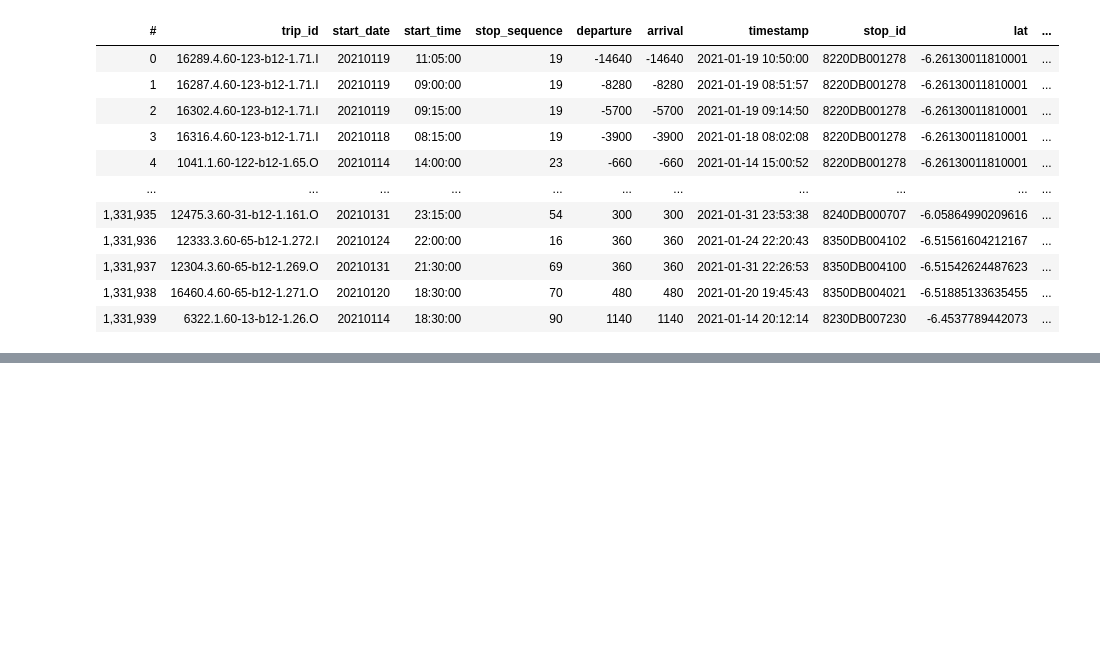
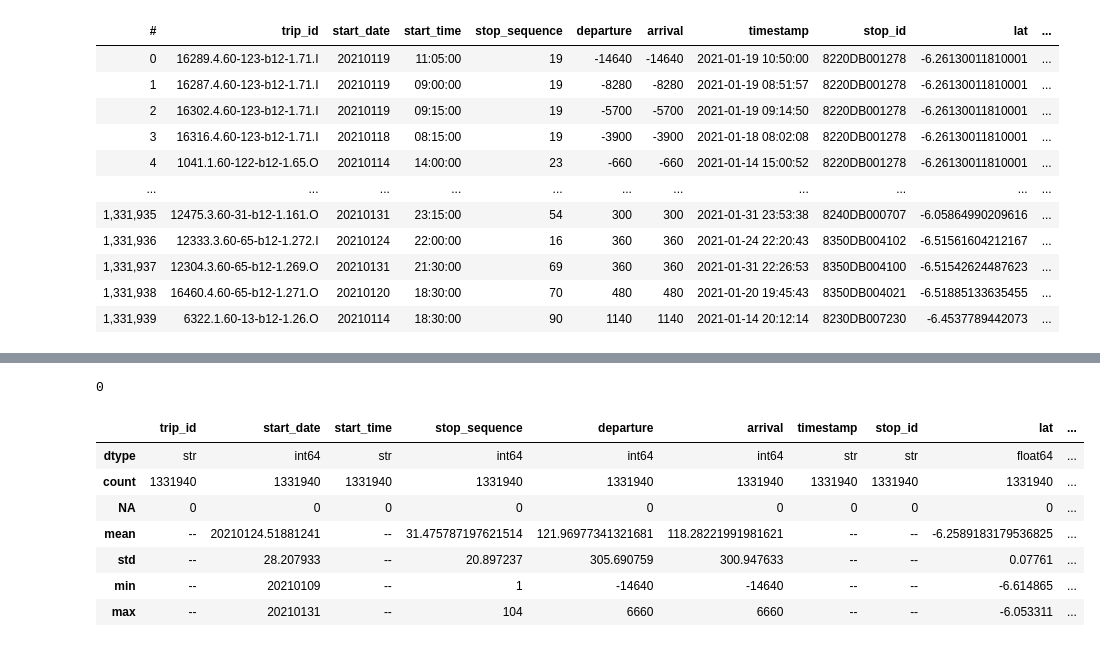
Before and after one commit to Drakodav/backend_d-dub, a Jupyter notebook: ml/processing/gtfsr_process_data.ipynb, the cells around one changed output, grey strips where cells are left out. Cells and saved outputs as stored; diff of their text form; code cells hidden in the pictures; blank space fills up the shorter version.

```diff
--- a/ml/processing/gtfsr_process_data.ipynb
+++ b/ml/processing/gtfsr_process_data.ipynb
@@ -271,0 +335,21 @@ pred_df
+# %%
+def apply_dow(start_date=20210131, start_time='23:15:00', arrival_time='00:44:11'):
+        date = datetime.strptime(str(start_date), "%Y%m%d")
+        if datetime.strptime(arrival_time, '%H:%M:%S') < datetime.strptime(start_time, '%H:%M:%S'):
+            return (date + timedelta(days=1)).weekday()
+        return date.weekday()
+
+apply_dow()
+# %% [output]
+0
+# %%
+vx_df.describe()
+# %% [output]
+|  | trip_id | start_date | start_time | stop_sequence | departure | arrival | timestamp | stop_id | lat | ... |
+| dtype | str | int64 | str | int64 | int64 | int64 | str | str | float64 | ... |
+| count | 1331940 | 1331940 | 1331940 | 1331940 | 1331940 | 1331940 | 1331940 | 1331940 | 1331940 | ... |
+| NA | 0 | 0 | 0 | 0 | 0 | 0 | 0 | 0 | 0 | ... |
+| mean | -- | 20210124.51881241 | -- | 31.475787197621514 | 121.96977341321681 | 118.28221991981621 | -- | -- | -6.2589183179536825 | ... |
+| std | -- | 28.207933 | -- | 20.897237 | 305.690759 | 300.947633 | -- | -- | 0.07761 | ... |
+| min | -- | 20210109 | -- | 1 | -14640 | -14640 | -- | -- | -6.614865 | ... |
+| max | -- | 20210131 | -- | 104 | 6660 | 6660 | -- | -- | -6.053311 | ... |
```
Also changed, not shown: parts of 7 cells of this notebook, 1 other file.
